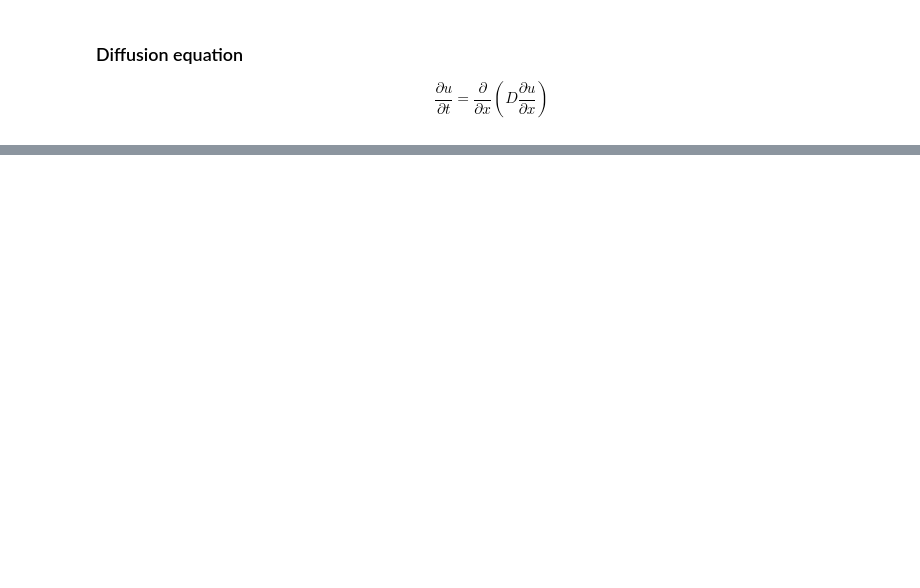
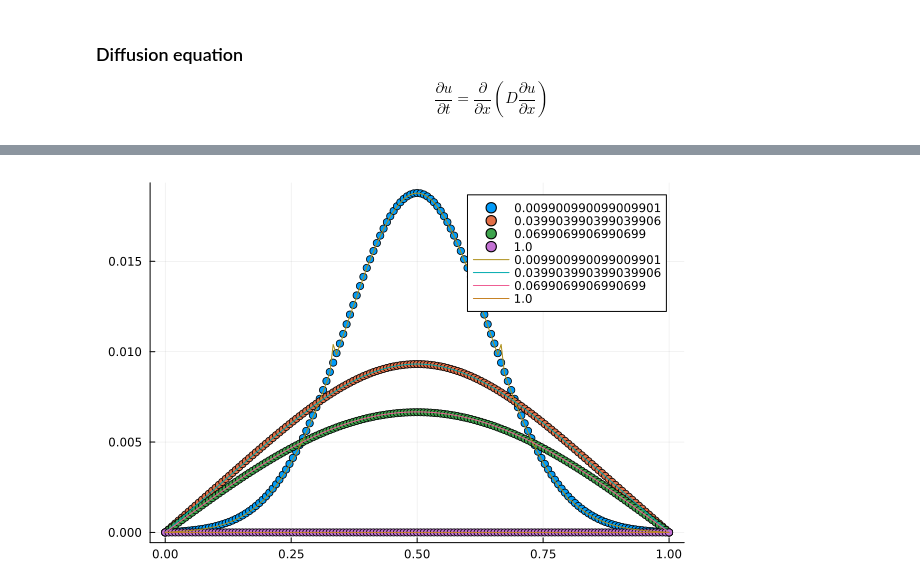
Before and after one commit to emilssp/Computational_Physics_v24, a Jupyter notebook: Diffusion_Waves_Shock/main.ipynb, the cells around one changed output, grey strips where cells are left out. Cells and saved outputs as stored; diff of their text form; code cells hidden in the pictures; blank space fills up the shorter version.

```diff
--- a/Diffusion_Waves_Shock/main.ipynb
+++ b/Diffusion_Waves_Shock/main.ipynb
@@ -83,10 +159,12 @@ u_anal_unbounded = unbounded.(0.5, x', t[2:end])
 # %%
-plot(scatter(x,u_res_absorbing[100], label = t[100]))
-plot!(scatter!(x,u_res_absorbing[500], label = t[500]))
-plot!(scatter!(x,u_res_absorbing[750], label = t[750]))
-plot!(scatter!(x,u_res_absorbing[10000], label = t[10000]))
+plot(scatter(x,u_res_absorbing[round(Int, 0.01/dt)], label = t[round(Int, 0.01/dt)]))
+plot!(scatter!(x,u_res_absorbing[round(Int, 0.04/dt)], label = t[round(Int, 0.04/dt)]))
+plot!(scatter!(x,u_res_absorbing[round(Int, 0.07/dt)], label = t[round(Int, 0.07/dt)]))
+plot!(scatter!(x,u_res_absorbing[round(Int, 1/dt)], label = t[round(Int, 1/dt)]))
 
-plot!(x, u_anal_unbounded[100, :], label = t[100])
-plot!(x, u_anal_unbounded[500, :], label = t[500])
-plot!(x, u_anal_unbounded[750, :], label = t[750])
-plot!(x, u_anal_unbounded[end, :], label = t[end])
+plot!(x, u_an_absorbing[round(Int, 0.01/dt), :], label = t[round(Int, 0.01/dt)])
+plot!(x, u_an_absorbing[round(Int, 0.04/dt), :], label = t[round(Int, 0.04/dt)])
+plot!(x, u_an_absorbing[round(Int, 0.07/dt), :], label = t[round(Int, 0.07/dt)])
+plot!(x, u_an_absorbing[end, :], label = t[end])
+# %% [output]
+[figure, added]
```
Also changed, not shown: parts of 10 cells of this notebook.
